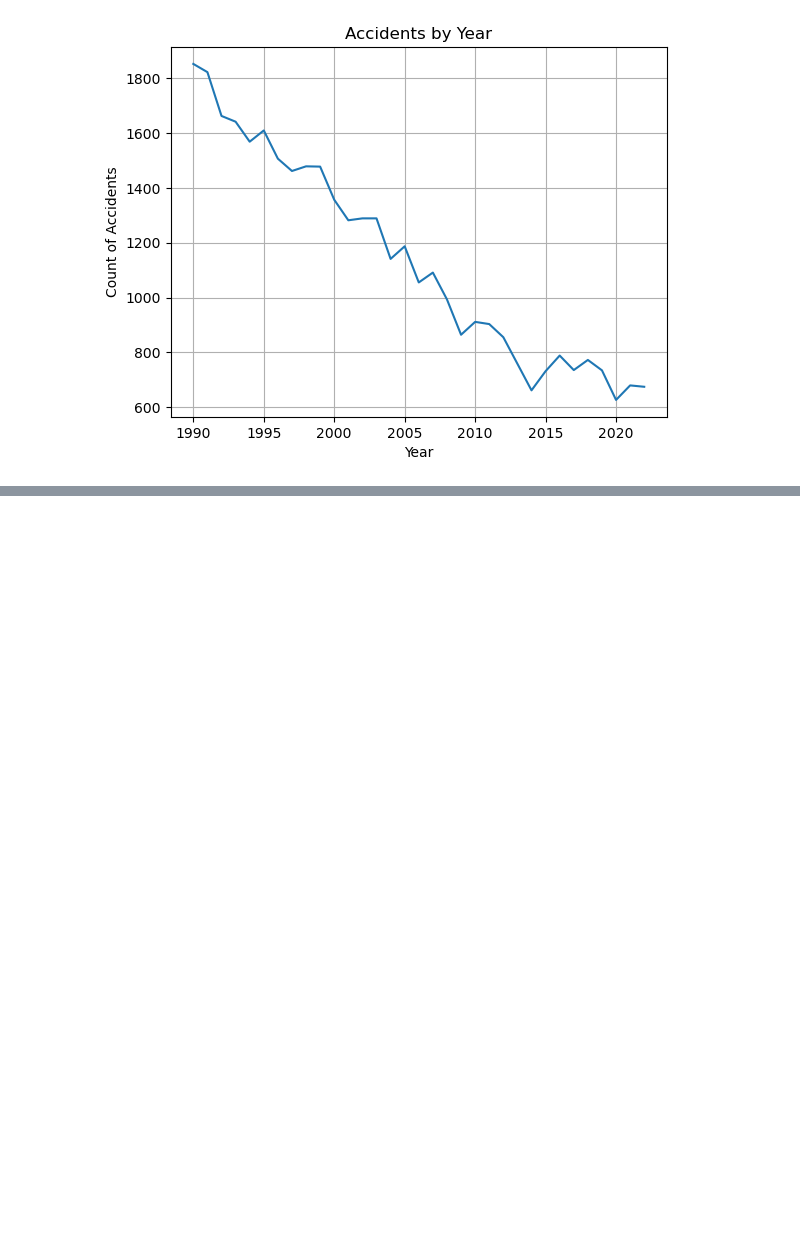
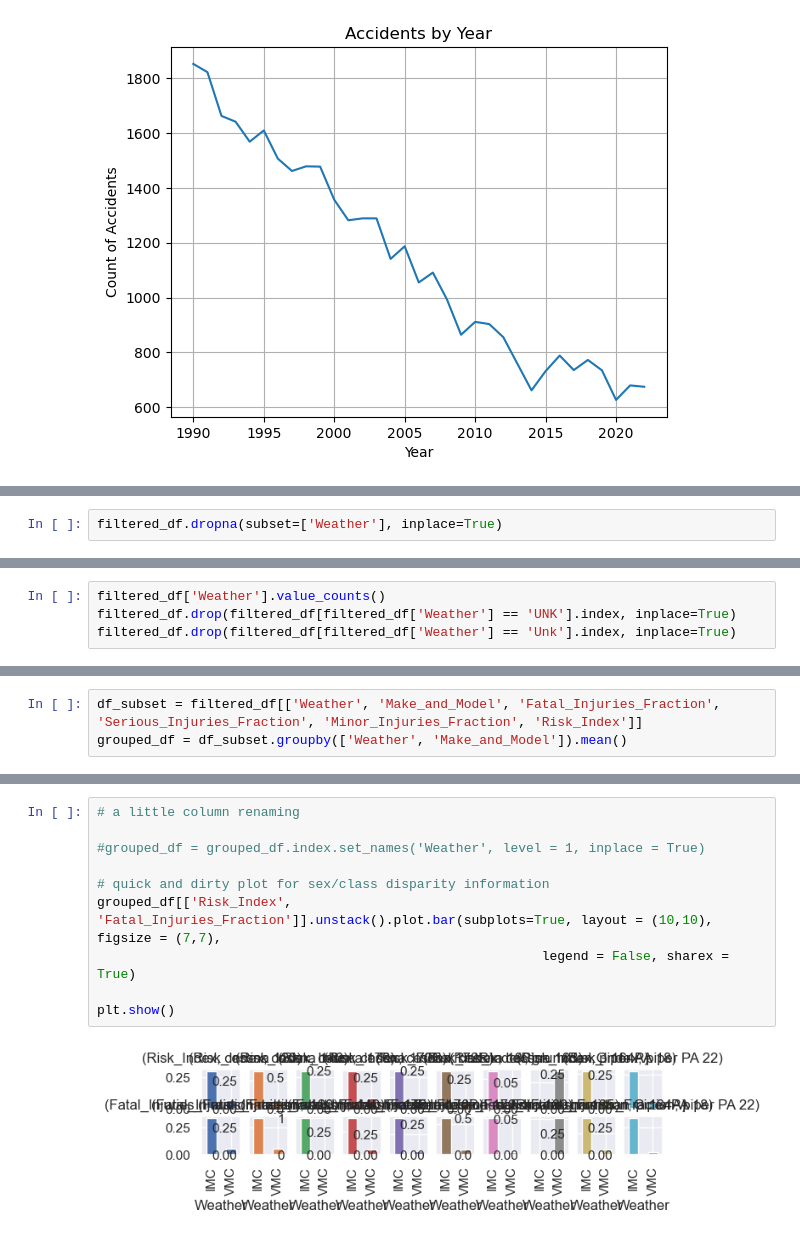
Before and after one commit to williambguo/ds-project1, a Jupyter notebook: Notebooks/EDA.ipynb, the cells around one changed output, grey strips where cells are left out. Cells and saved outputs as stored; diff of their text form; blank space fills up the shorter version.

```diff
--- a/Notebooks/EDA.ipynb
+++ b/Notebooks/EDA.ipynb
@@ -295,0 +301,2 @@ plt.show()
+# %%
+filtered_df.dropna(subset=['Weather'], inplace=True)
@@ -295,0 +332,4 @@ plt.show()
+# %%
+filtered_df['Weather'].value_counts()
+filtered_df.drop(filtered_df[filtered_df['Weather'] == 'UNK'].index, inplace=True)
+filtered_df.drop(filtered_df[filtered_df['Weather'] == 'Unk'].index, inplace=True)
@@ -295,0 +352,3 @@ plt.show()
+# %%
+df_subset = filtered_df[['Weather', 'Make_and_Model', 'Fatal_Injuries_Fraction', 'Serious_Injuries_Fraction', 'Minor_Injuries_Fraction', 'Risk_Index']]
+grouped_df = df_subset.groupby(['Weather', 'Make_and_Model']).mean()
@@ -295,0 +369,12 @@ plt.show()
+# %%
+# a little column renaming
+
+#grouped_df = grouped_df.index.set_names('Weather', level = 1, inplace = True)
+
+# quick and dirty plot for sex/class disparity information
+grouped_df[['Risk_Index', 'Fatal_Injuries_Fraction']].unstack().plot.bar(subplots=True, layout = (10,10), figsize = (7,7),
+                                                         legend = False, sharex = True)
+
+plt.show()
+# %% [output]
+[figure, added]
```
Also changed, not shown: parts of 8 cells of this notebook, 1 other file.
